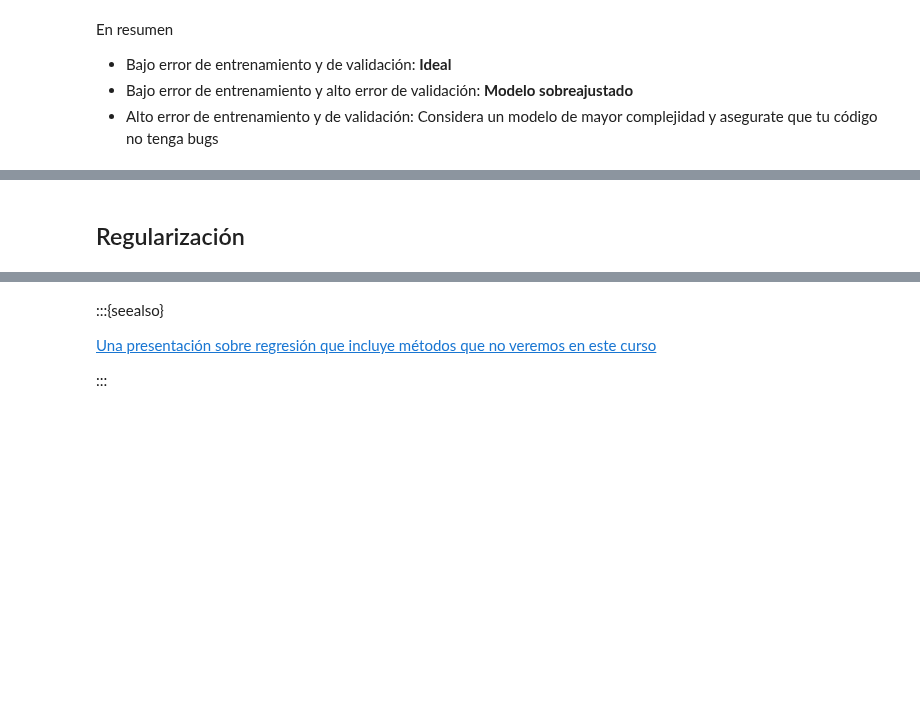
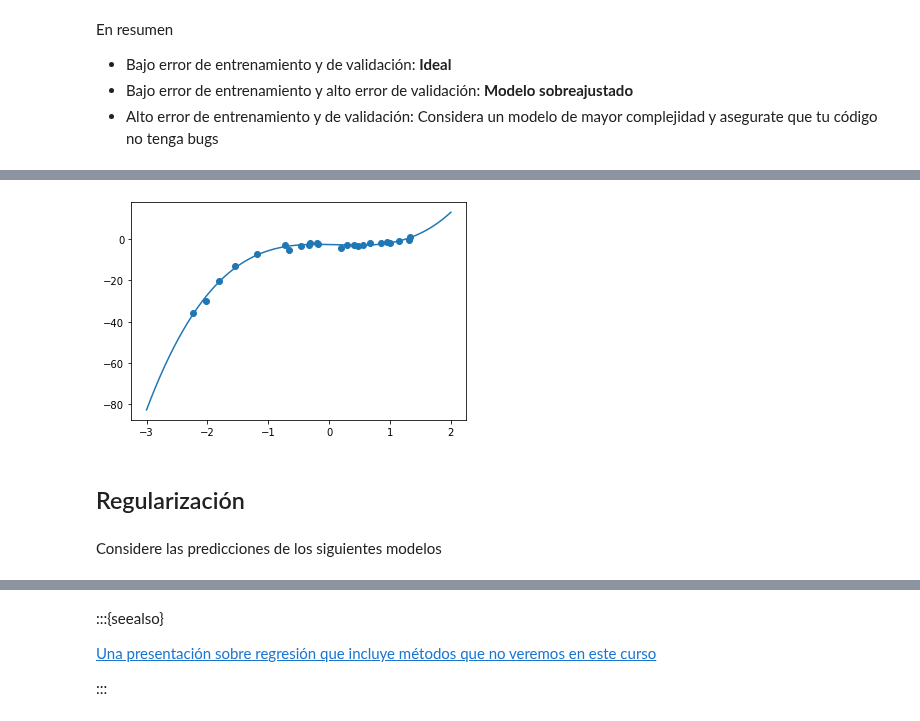
Before and after one commit to phuijse/MachineLearningBook, a Jupyter notebook: _sources/contents/supervised_learning/validation.ipynb, the cells around one changed output, grey strips where cells are left out. Drawn from its saved outputs; the diff is of its cells as text; code cells hidden in the pictures; blank space fills up the shorter version.

```diff
--- a/_sources/contents/supervised_learning/validation.ipynb
+++ b/_sources/contents/supervised_learning/validation.ipynb
@@ -175,0 +194,2 @@ from sklearn.model_selection import GridSearchCV
+# %%
+params = {'polynomialfeatures__degree': range(1, 20)}
@@ -175,0 +208,2 @@ from sklearn.model_selection import GridSearchCV
+# %%
+scorer = make_scorer(mean_squared_error, greater_is_better=False)
@@ -175,0 +212,5 @@ from sklearn.model_selection import GridSearchCV
+# %%
+from sklearn.model_selection import GridSearchCV
+
+validator = GridSearchCV(model, params, cv=5, scoring=scorer, verbose=True)
+validator.fit(X_train.reshape(-1, 1), y_train)
@@ -176,2 +245,13 @@ from sklearn.model_selection import GridSearchCV
+# %%
+x_extrapolate = np.linspace(-3, 2, 200)
+y_extrapolate = validator.predict(x_extrapolate.reshape(-1, 1))
+# %%
+fig, ax = plt.subplots(figsize=(6, 4))
+ax.scatter(X_train, y_train)
+ax.plot(x_extrapolate, y_extrapolate);
+# %% [output]
+[figure, added]
 # %% [markdown]
 ## Regularización
+# %% [markdown]
+Considere las predicciones de los siguientes modelos
```
Also changed, not shown: parts of 21 cells of this notebook, 5 other files.
